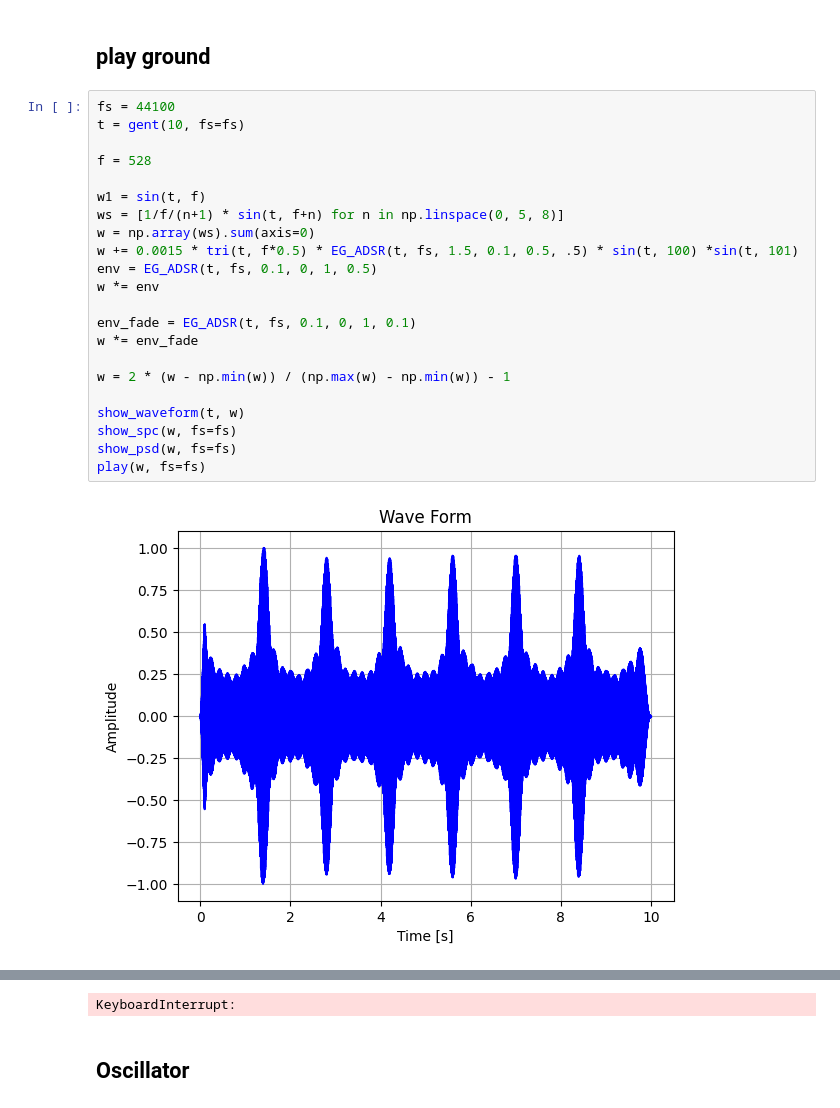
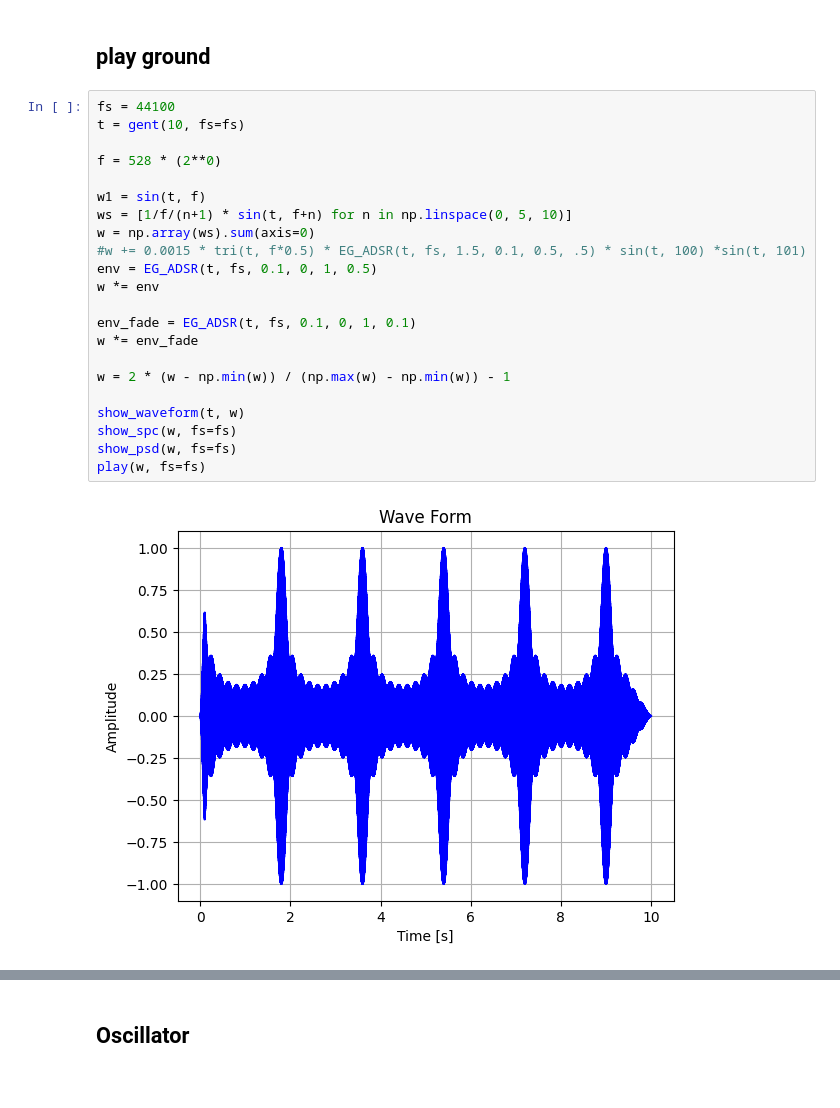
Before and after one commit to Obata-Kohei/pysp, a Jupyter notebook: audio/pg.ipynb, the cells around one changed output, grey strips where cells are left out. Cells and saved outputs as stored; diff of their text form.

```diff
--- a/audio/pg.ipynb
+++ b/audio/pg.ipynb
@@ -112,24 +112,24 @@ def load_wav(path):
 # %%
 fs = 44100
 t = gent(10, fs=fs)
 
-f = 528
+f = 528 * (2**0)
 
 w1 = sin(t, f)
-ws = [1/f/(n+1) * sin(t, f+n) for n in np.linspace(0, 5, 8)]
+ws = [1/f/(n+1) * sin(t, f+n) for n in np.linspace(0, 5, 10)]
 w = np.array(ws).sum(axis=0)
-w += 0.0015 * tri(t, f*0.5) * EG_ADSR(t, fs, 1.5, 0.1, 0.5, .5) * sin(t, 100) *sin(t, 101)
+#w += 0.0015 * tri(t, f*0.5) * EG_ADSR(t, fs, 1.5, 0.1, 0.5, .5) * sin(t, 100) *sin(t, 101)
 env = EG_ADSR(t, fs, 0.1, 0, 1, 0.5)
 w *= env
 
 env_fade = EG_ADSR(t, fs, 0.1, 0, 1, 0.1)
 w *= env_fade
 
 w = 2 * (w - np.min(w)) / (np.max(w) - np.min(w)) - 1
 
 show_waveform(t, w)
 show_spc(w, fs=fs)
 show_psd(w, fs=fs)
 play(w, fs=fs)
 # %% [output]
-[figure, old version]
+[figure, new version]
@@ -138,4 +138,3 @@ play(w, fs=fs)
-KeyboardInterrupt:
 # %% [markdown]
 ## Oscillator
 # %%
```
Also changed, not shown: parts of 2 cells of this notebook, 1 other file.
